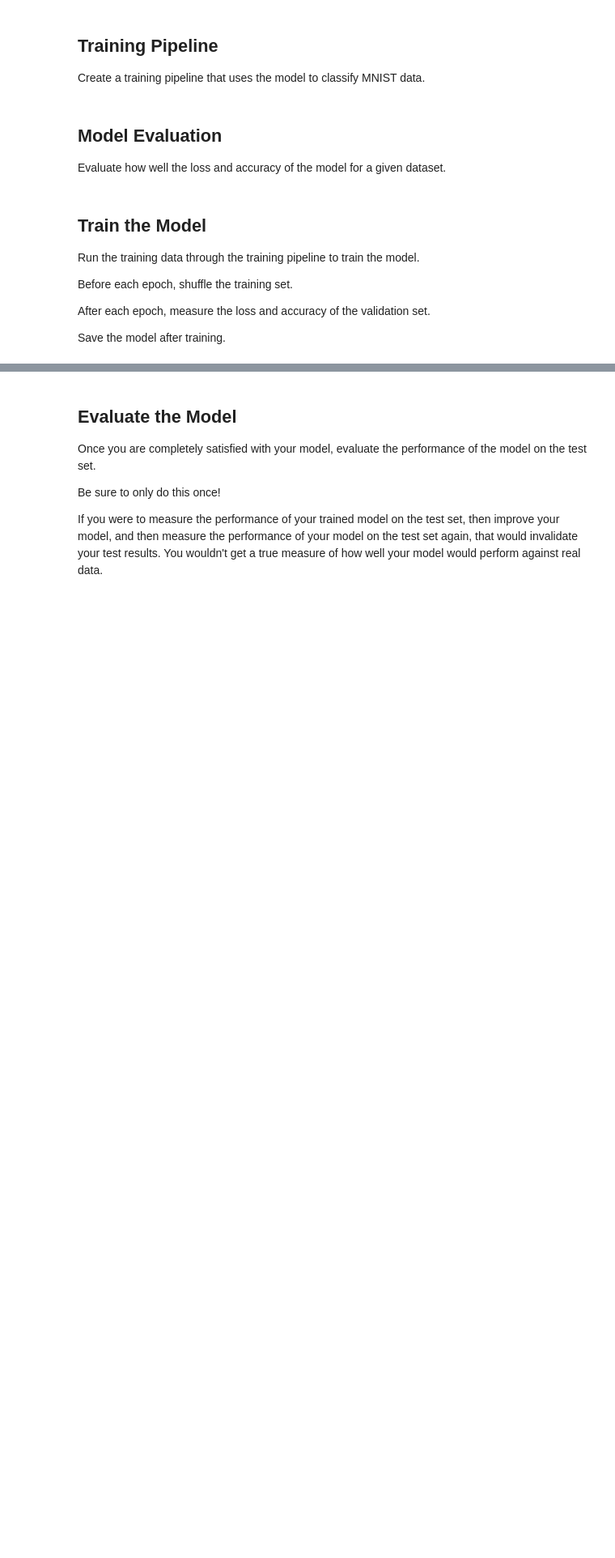
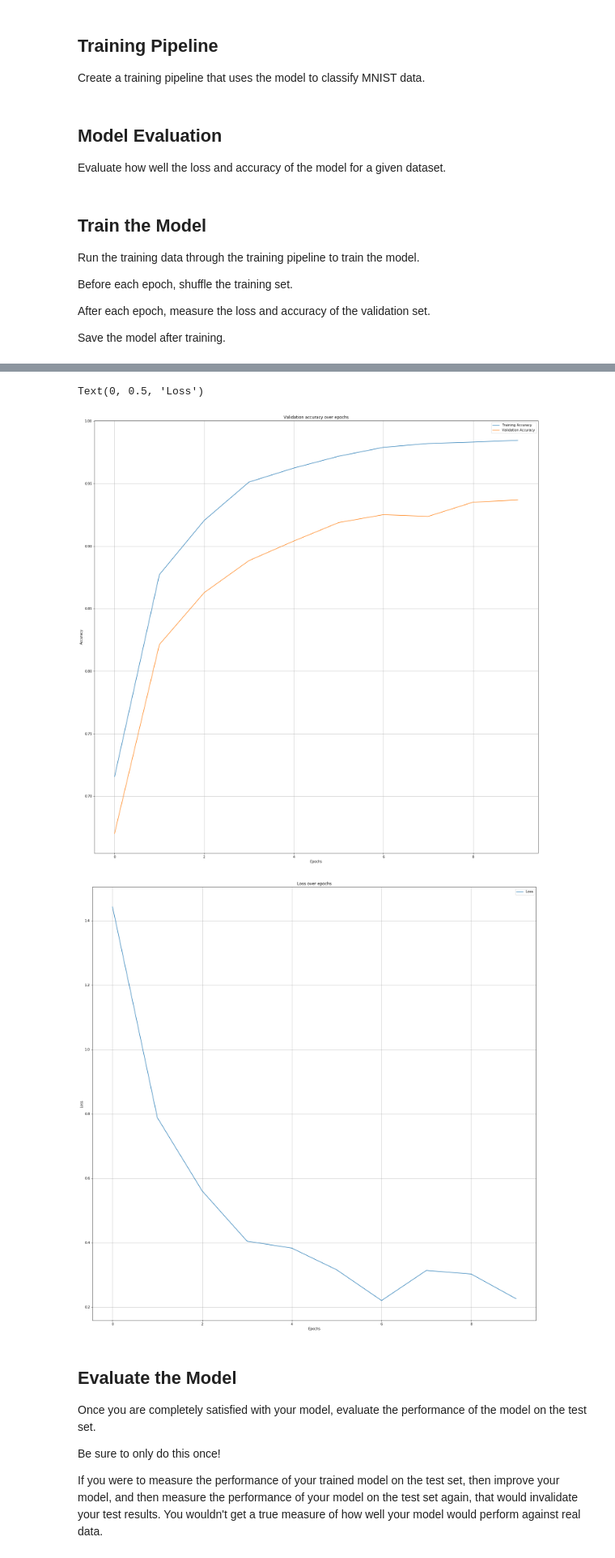
Before and after one commit to danyz91/CarND-Traffic-Sign-Classifier-Project, a Jupyter notebook: Traffic_Sign_Classifier.ipynb, the cells around one changed output, grey strips where cells are left out. Shown at 81% size. Drawn from its saved outputs; the diff is of its cells as text; code cells hidden in the pictures; blank space fills up the shorter version.

Commit message:
Work done, retraining need with EPOCH number corrected

```diff
--- a/Traffic_Sign_Classifier.ipynb
+++ b/Traffic_Sign_Classifier.ipynb
@@ -520,9 +363,8 @@ TypeError: object of type 'DatasetV1Adapter' has no len()
 ## Setup TensorFlow
 The `EPOCH` and `BATCH_SIZE` values affect the training speed and model accuracy.
 # %%
-import tensorflow as tf
 
-EPOCHS = 50
+EPOCHS = 10
 BATCH_SIZE = 256
 # %% [markdown]
 ##  LeNet-5 Architecture
@@ -564,5 +406,4 @@ Return the result of the 2nd fully connected layer.
 # %%
-from tensorflow.contrib.layers import flatten
 
 def LeNet(x):
     # Arguments used for tf.truncated_normal, randomly defines variables for the weights and biases for each layer
@@ -618,7 +459,7 @@ def LeNet(x):
     fc3_b  = tf.Variable(tf.zeros(n_classes))
     logits = tf.matmul(fc2, fc3_W) + fc3_b
 
-    return logits
+    return logits, conv1, conv2
 # %% [markdown]
 ## Features and Labels
 Train LeNet to classify traffic signs
@@ -647,9 +488,9 @@ sets imply underfitting. A high accuracy on the training set but low accuracy on
 ## Training Pipeline
 Create a training pipeline that uses the model to classify MNIST data.
 # %%
-rate = 0.00091
+rate = 0.00089
 
-logits = LeNet(x)
+logits, conv1, conv2 = LeNet(x)
 cross_entropy = tf.nn.softmax_cross_entropy_with_logits(labels=one_hot_y, logits=logits)
 loss_operation = tf.reduce_mean(cross_entropy)
 optimizer = tf.train.AdamOptimizer(learning_rate = rate)
@@ -712,6 +547,7 @@ with tf.Session() as sess:
 
     train_accuracy_history = list()
     valid_accuracy_history = list()
+    loss_history = list()
 
     print("Training...")
     print()
@@ -720,20 +556,20 @@ with tf.Session() as sess:
         for offset in range(0, num_examples, BATCH_SIZE):
             end = offset + BATCH_SIZE
             batch_x, batch_y = X_train[offset:end], y_train[offset:end]
-            sess.run(training_operation, feed_dict={x: batch_x, y: batch_y, keep_prob: 0.5})
+            _, curr_loss = sess.run([training_operation, loss_operation], feed_dict={x: batch_x, y: batch_y, keep_prob: 0.5})
 
         validation_accuracy = evaluate(validation_set_samples, validation_set_labels)
         train_accuracy = evaluate(training_set_samples, training_set_labels)
 
         train_accuracy_history.append(train_accuracy)
-        valid_accuracy_history.append(valid_accuracy)
-
+        valid_accuracy_history.append(validation_accuracy)
+        loss_history.append(curr_loss)
 
         print("EPOCH {} ...".format(i+1))
         print("Validation Accuracy = {:.3f}".format(validation_accuracy))
         print()
 
-    saver.save(sess, './lenet')
+    saver.save(sess, os.path.join(output_path,'lenet'))
     print("Model saved")
 # %% [output]
 Training...
@@ -756,12 +592,29 @@ Model saved
 # %%
 f,ax = plt.subplots(figsize=(24,24))
 
-ax.plot(range(EPOCHS), train_accuracy_history)
+ax.plot(range(EPOCHS), train_accuracy_history, label='Training Accuracy')
 ax.grid()
 ax.set_title('Training accuracy over epochs')
 
-ax.plot(range(EPOCHS), valid_accuracy_history)
+ax.plot(range(EPOCHS), valid_accuracy_history, label='Validation Accuracy')
 ax.set_title('Validation accuracy over epochs')
+ax.set_xlabel('Epochs')
+ax.set_ylabel('Accuracy')
+ax.legend()
+
+
+f,ax = plt.subplots(figsize=(24,24))
+
+ax.plot(range(EPOCHS), loss_history, label='Loss')
+ax.grid()
+ax.legend()
+ax.set_title('Loss over epochs')
+ax.set_xlabel('Epochs')
+ax.set_ylabel('Loss')
+# %% [output]
+Text(0, 0.5, 'Loss')
+[figure, added]
+[figure, added]
 # %% [markdown]
 ## Evaluate the Model
 Once you are completely satisfied with your model, evaluate the performance of the model on the test set.
```
Also changed, not shown: parts of 43 cells of this notebook, 19 other files.
